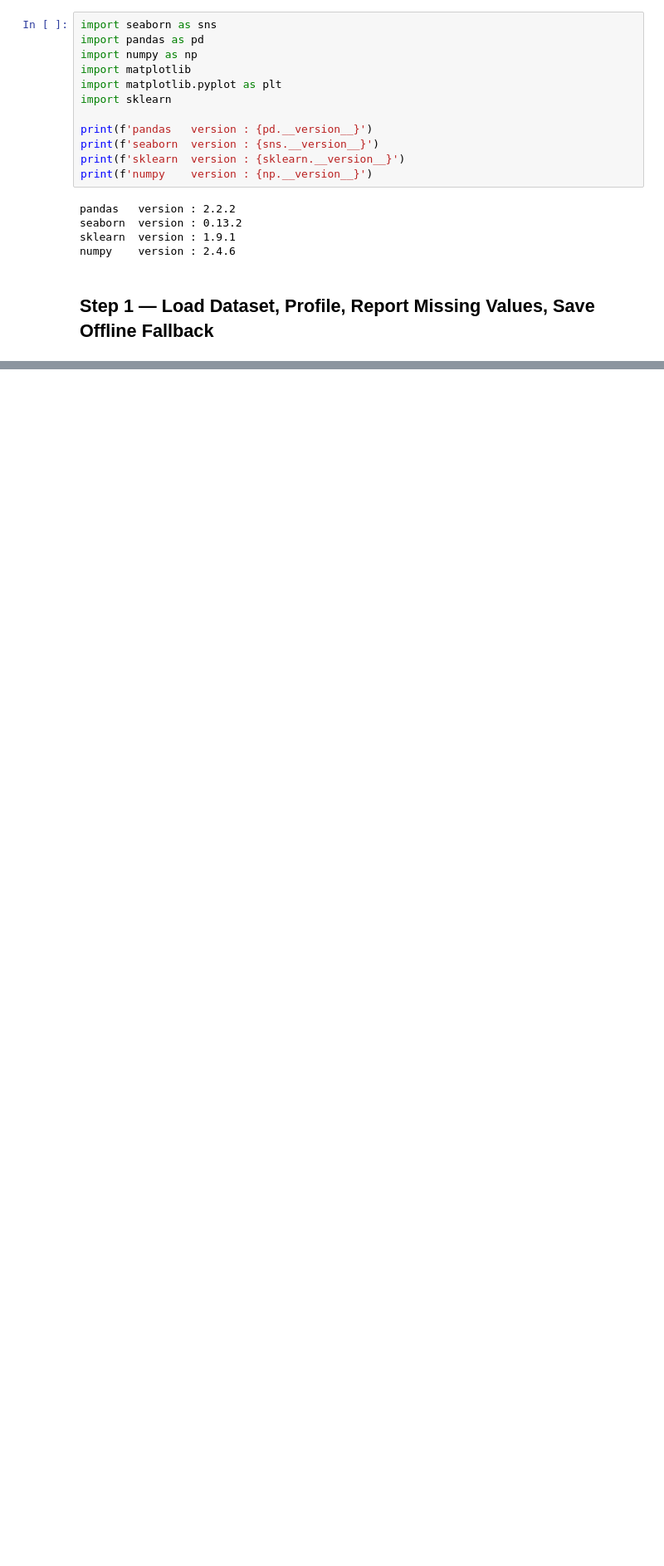
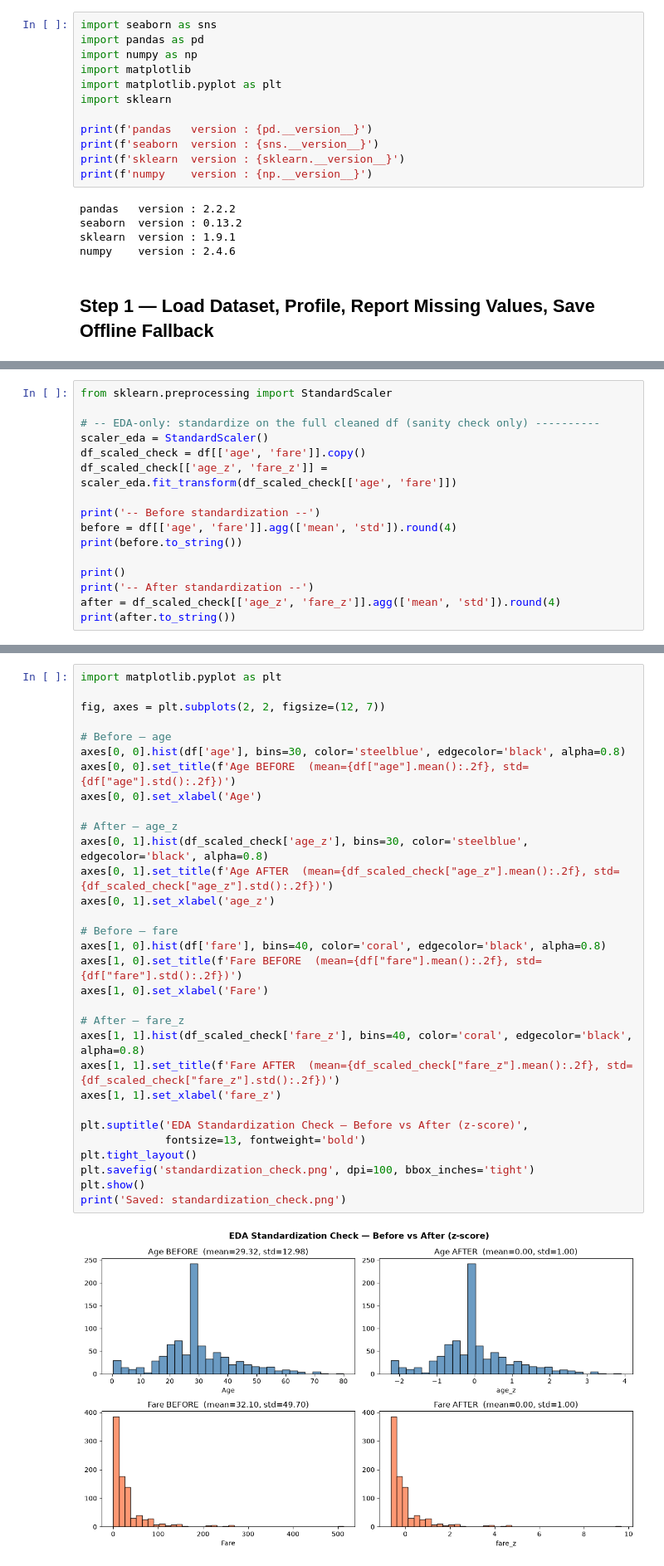
Before and after one commit to kante-Ramanaidu/zepto-ai-platform, a Jupyter notebook: analytics/01_eda.ipynb, the cells around one changed output, grey strips where cells are left out. Shown at 83% size. Cells and saved outputs as stored; diff of their text form; blank space fills up the shorter version.

```diff
--- a/analytics/01_eda.ipynb
+++ b/analytics/01_eda.ipynb
@@ -186,0 +592,16 @@ print(f'   Columns w/ NaN  : {len(missing_report)}')
+# %%
+from sklearn.preprocessing import StandardScaler
+
+# -- EDA-only: standardize on the full cleaned df (sanity check only) ----------
+scaler_eda = StandardScaler()
+df_scaled_check = df[['age', 'fare']].copy()
+df_scaled_check[['age_z', 'fare_z']] = scaler_eda.fit_transform(df_scaled_check[['age', 'fare']])
+
+print('-- Before standardization --')
+before = df[['age', 'fare']].agg(['mean', 'std']).round(4)
+print(before.to_string())
+
+print()
+print('-- After standardization --')
+after = df_scaled_check[['age_z', 'fare_z']].agg(['mean', 'std']).round(4)
+print(after.to_string())
@@ -186,0 +618,33 @@ print(f'   Columns w/ NaN  : {len(missing_report)}')
+# %%
+import matplotlib.pyplot as plt
+
+fig, axes = plt.subplots(2, 2, figsize=(12, 7))
+
+# Before — age
+axes[0, 0].hist(df['age'], bins=30, color='steelblue', edgecolor='black', alpha=0.8)
+axes[0, 0].set_title(f'Age BEFORE  (mean={df["age"].mean():.2f}, std={df["age"].std():.2f})')
+axes[0, 0].set_xlabel('Age')
+
+# After — age_z
+axes[0, 1].hist(df_scaled_check['age_z'], bins=30, color='steelblue', edgecolor='black', alpha=0.8)
+axes[0, 1].set_title(f'Age AFTER  (mean={df_scaled_check["age_z"].mean():.2f}, std={df_scaled_check["age_z"].std():.2f})')
+axes[0, 1].set_xlabel('age_z')
+
+# Before — fare
+axes[1, 0].hist(df['fare'], bins=40, color='coral', edgecolor='black', alpha=0.8)
+axes[1, 0].set_title(f'Fare BEFORE  (mean={df["fare"].mean():.2f}, std={df["fare"].std():.2f})')
+axes[1, 0].set_xlabel('Fare')
+
+# After — fare_z
+axes[1, 1].hist(df_scaled_check['fare_z'], bins=40, color='coral', edgecolor='black', alpha=0.8)
+axes[1, 1].set_title(f'Fare AFTER  (mean={df_scaled_check["fare_z"].mean():.2f}, std={df_scaled_check["fare_z"].std():.2f})')
+axes[1, 1].set_xlabel('fare_z')
+
+plt.suptitle('EDA Standardization Check — Before vs After (z-score)',
+             fontsize=13, fontweight='bold')
+plt.tight_layout()
+plt.savefig('standardization_check.png', dpi=100, bbox_inches='tight')
+plt.show()
+print('Saved: standardization_check.png')
+# %% [output]
+[figure, added]
```
Also changed, not shown: parts of 28 cells of this notebook, 4 other files.
